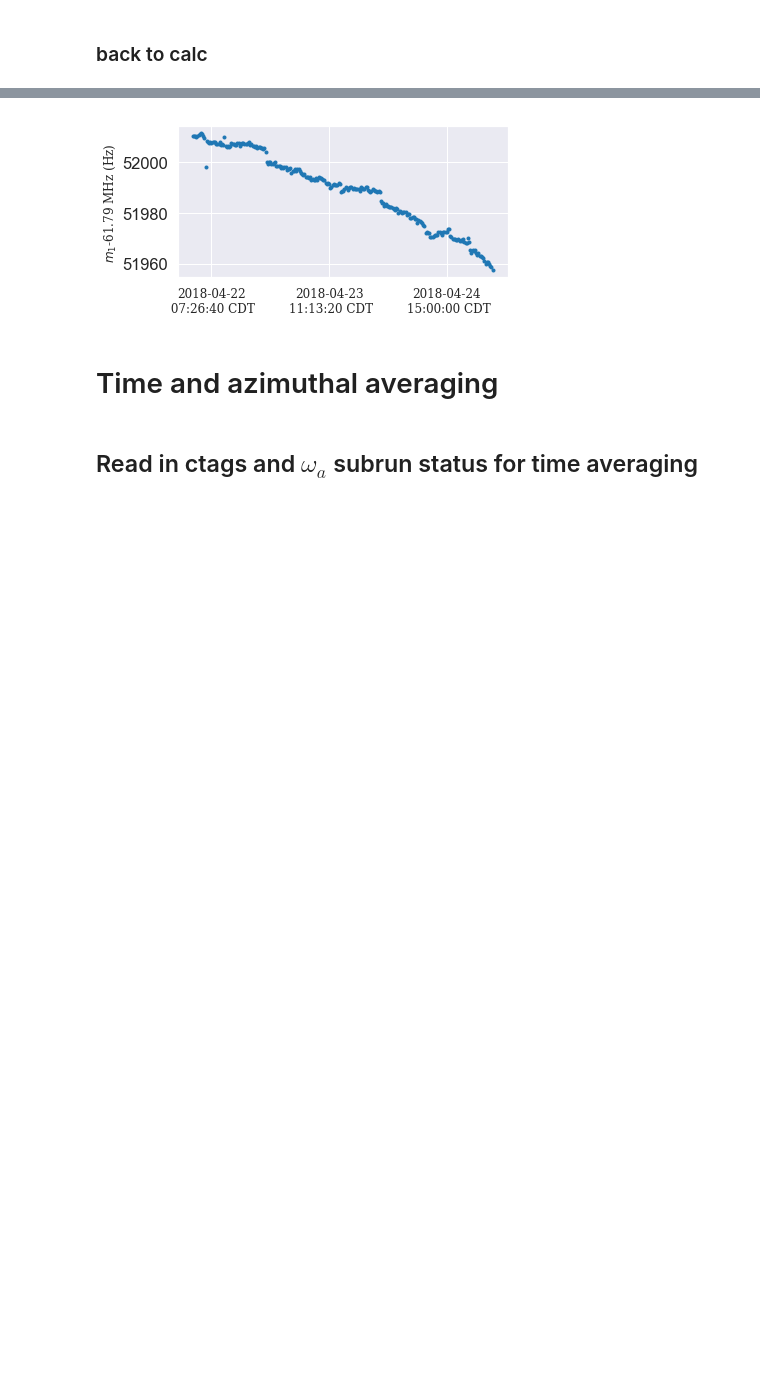
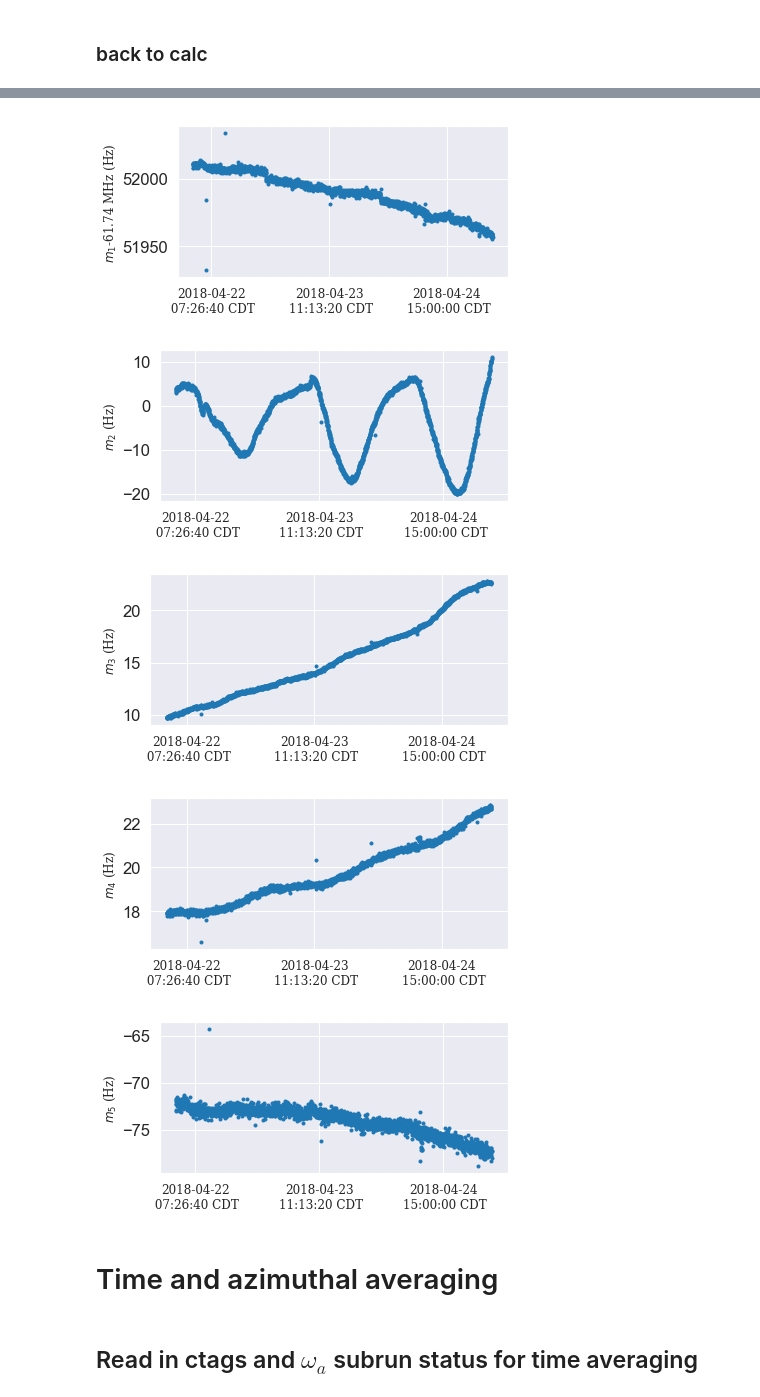
Before and after one commit to aetb/trfp, a Jupyter notebook: 60hr_analysis_NEW.ipynb, the cells around one changed output, grey strips where cells are left out. Cells and saved outputs as stored; diff of their text form; code cells hidden in the pictures; blank space fills up the shorter version.

```diff
--- a/60hr_analysis_NEW.ipynb
+++ b/60hr_analysis_NEW.ipynb
@@ -128,8 +120,8 @@ Wall time: 3.47 s
 # %%
 ### Bin into the agreed upon bins
 
-bins = np.arange(1524384055, 1524641055, 1000)-500  # bin edges
-bin_centers = np.arange(1524384055, 1524640055, 1000)
+bins = np.arange(1524384055, 1524639055+200, 100)-50  # bin edges
+bin_centers = np.arange(1524384055, 1524639055+100, 100)
 
 vtm_bin_df = vtm_df.groupby(pd.cut(vtm_df.index, bins)).mean()
 vtm_bin_df.index = bin_centers
@@ -149,10 +147,58 @@ print_df = azi_avg_df[['m1','m2','m3','m4','m5']].copy()
+# %%
+sns.set_style('darkgrid')
+
+fig2, ax2 = plt.subplots(1,1)
+m = 1
+ax2.plot(print_df.index.values, print_df['m'+str(m)], '.')
+ax2.set_ylabel('$m_'+str(m)+'$-61.74 MHz (Hz)', fontdict={'size':12, 'family':'serif'})
+plt_unix_time_to_CST(ax2)
+fig2.set_size_inches(6,3)
+fig2.tight_layout()
+fig2.savefig('60hr_m'+str(m)+'.png', dpi=300)
+
+
+fig3, ax3 = plt.subplots(1,1)
+m = 2
+ax3.plot(print_df.index.values, print_df['m'+str(m)], '.')
+ax3.set_ylabel('$m_'+str(m)+'$ (Hz)', fontdict={'size':12, 'family':'serif'})
+plt_unix_time_to_CST(ax3)
+fig3.set_size_inches(6,3)
+fig3.tight_layout()
+fig3.savefig('60hr_m'+str(m)+'.png', dpi=300)
+
+fig4, ax4 = plt.subplots(1,1)
+m = 3
+ax4.plot(print_df.index.values, print_df['m'+str(m)], '.')
+ax4.set_ylabel('$m_'+str(m)+'$ (Hz)', fontdict={'size':12, 'family':'serif'})
+plt_unix_time_to_CST(ax4)
+fig4.set_size_inches(6,3)
+fig4.tight_layout()
+fig4.savefig('60hr_m'+str(m)+'.png', dpi=300)
+
+fig5, ax5 = plt.subplots(1,1)
+m = 4
+ax5.plot(print_df.index.values, print_df['m'+str(m)], '.')
+ax5.set_ylabel('$m_'+str(m)+'$ (Hz)', fontdict={'size':12, 'family':'serif'})
+plt_unix_time_to_CST(ax5)
+fig5.set_size_inches(6,3)
+fig5.tight_layout()
+fig5.savefig('60hr_m'+str(m)+'.png', dpi=300)
+
+fig6, ax6 = plt.subplots(1,1)
+m = 5
+ax6.plot(print_df.index.values, print_df['m'+str(m)], '.')
+ax6.set_ylabel('$m_'+str(m)+'$ (Hz)', fontdict={'size':12, 'family':'serif'})
+plt_unix_time_to_CST(ax6)
+fig6.set_size_inches(6,3)
+fig6.tight_layout()
+fig6.savefig('60hr_m'+str(m)+'.png', dpi=300)
+# %% [output]
+[figure, added]
+[figure, added]
+[figure, added]
+[figure, added]
+[figure, added]
 # %%
-def plt_unix_time_to_CST(ax):
-    ax.locator_params(axis='x', nbins=5)
-    xticks = ax.get_xticks()
-    ax.set_xticklabels([pd.to_datetime(tm, unit='s').tz_localize('UTC').tz_convert('US/Central').strftime('%Y-%m-%d\n %H:%M:%S %Z')
-                        for tm in xticks], rotation=0, fontdict={'size':12, 'family':'serif'})
-
 fig2, ax2 = plt.subplots(1,1)
 
 m = 1
@@ -160,15 +206,13 @@ m = 1
 sns.set_style('darkgrid')
 
 ax2.plot(print_df.index.values, print_df['m'+str(m)], '.')
-ax2.set_ylabel('$m_'+str(m)+'$-61.79 MHz (Hz)', fontdict={'size':12, 'family':'serif'})
+ax2.set_ylabel('$m_'+str(m)+'$-61.74 MHz (Hz)', fontdict={'size':12, 'family':'serif'})
 plt_unix_time_to_CST(ax2)
 
 fig2.set_size_inches(6,3)
 fig2.tight_layout()
 
 fig2.savefig('60hr_m'+str(m)+'.png', dpi=300)
-# %% [output]
-[figure, removed]
 # %% [markdown]
 # Time and azimuthal averaging
 # %% [markdown]
```
Also changed, not shown: parts of 10 cells of this notebook, 5 other files.
